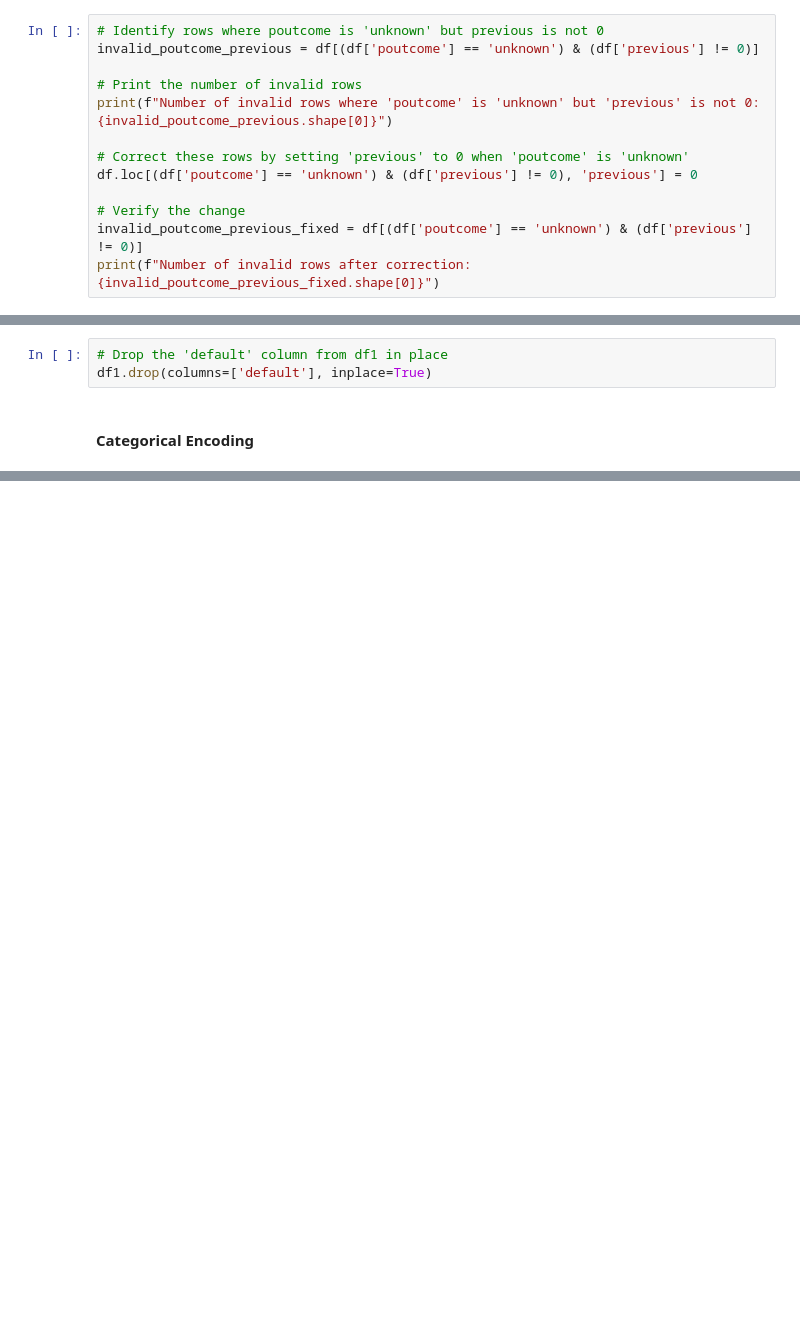
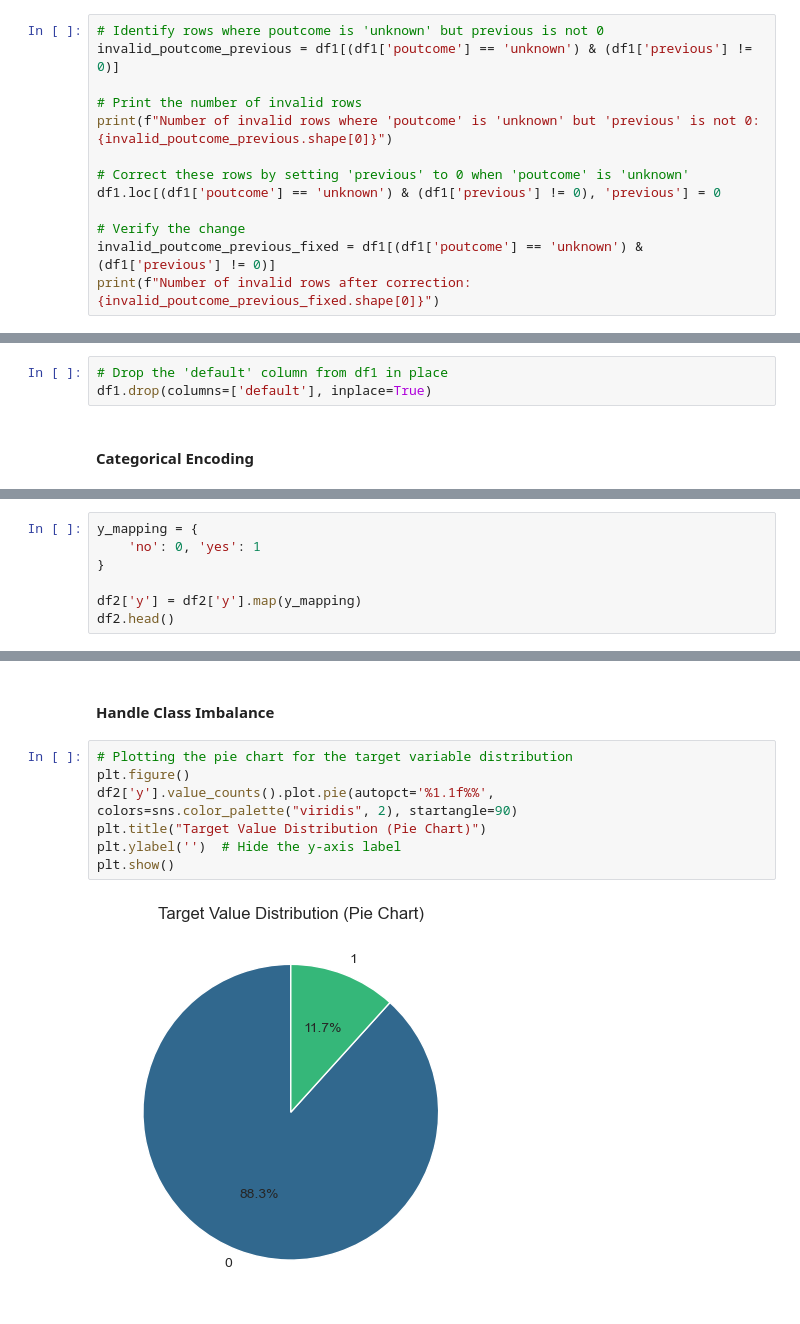
Before and after one commit to senuli-w/CM2604, a Jupyter notebook: 2330973.ipynb, the cells around one changed output, grey strips where cells are left out. Saved outputs shown, nothing was run; the diff lists cells and outputs as text; blank space fills up the shorter version.

```diff
--- a/2330973.ipynb
+++ b/2330973.ipynb
@@ -1010,16 +1012,16 @@ We can assume that the `contact` method is provided to the bank during the regis
 There are 5 instances where the `poutcome` is recorded as 'unknown', but the `previous` value is not 0. These discrepancies could indicate errors in the data, and we should correct these values accordingly.
 # %%
 # Identify rows where poutcome is 'unknown' but previous is not 0
-invalid_poutcome_previous = df[(df['poutcome'] == 'unknown') & (df['previous'] != 0)]
+invalid_poutcome_previous = df1[(df1['poutcome'] == 'unknown') & (df1['previous'] != 0)]
 
 # Print the number of invalid rows
 print(f"Number of invalid rows where 'poutcome' is 'unknown' but 'previous' is not 0: {invalid_poutcome_previous.shape[0]}")
 
 # Correct these rows by setting 'previous' to 0 when 'poutcome' is 'unknown'
-df.loc[(df['poutcome'] == 'unknown') & (df['previous'] != 0), 'previous'] = 0
+df1.loc[(df1['poutcome'] == 'unknown') & (df1['previous'] != 0), 'previous'] = 0
 
 # Verify the change
-invalid_poutcome_previous_fixed = df[(df['poutcome'] == 'unknown') & (df['previous'] != 0)]
+invalid_poutcome_previous_fixed = df1[(df1['poutcome'] == 'unknown') & (df1['previous'] != 0)]
 print(f"Number of invalid rows after correction: {invalid_poutcome_previous_fixed.shape[0]}")
 # %% [output]
 Number of invalid rows where 'poutcome' is 'unknown' but 'previous' is not 0: 5
@@ -1186,0 +1149,7 @@ dtype: object
+# %%
+y_mapping = {
+    'no': 0, 'yes': 1
+}
+
+df2['y'] = df2['y'].map(y_mapping)
+df2.head()
@@ -1186,0 +1176,11 @@ dtype: object
+# %% [markdown]
+#### Handle Class Imbalance
+# %%
+# Plotting the pie chart for the target variable distribution
+plt.figure()
+df2['y'].value_counts().plot.pie(autopct='%1.1f%%', colors=sns.color_palette("viridis", 2), startangle=90)
+plt.title("Target Value Distribution (Pie Chart)")
+plt.ylabel('')  # Hide the y-axis label
+plt.show()
+# %% [output]
+[figure, added]
```
Also changed, not shown: parts of 23 cells of this notebook.
